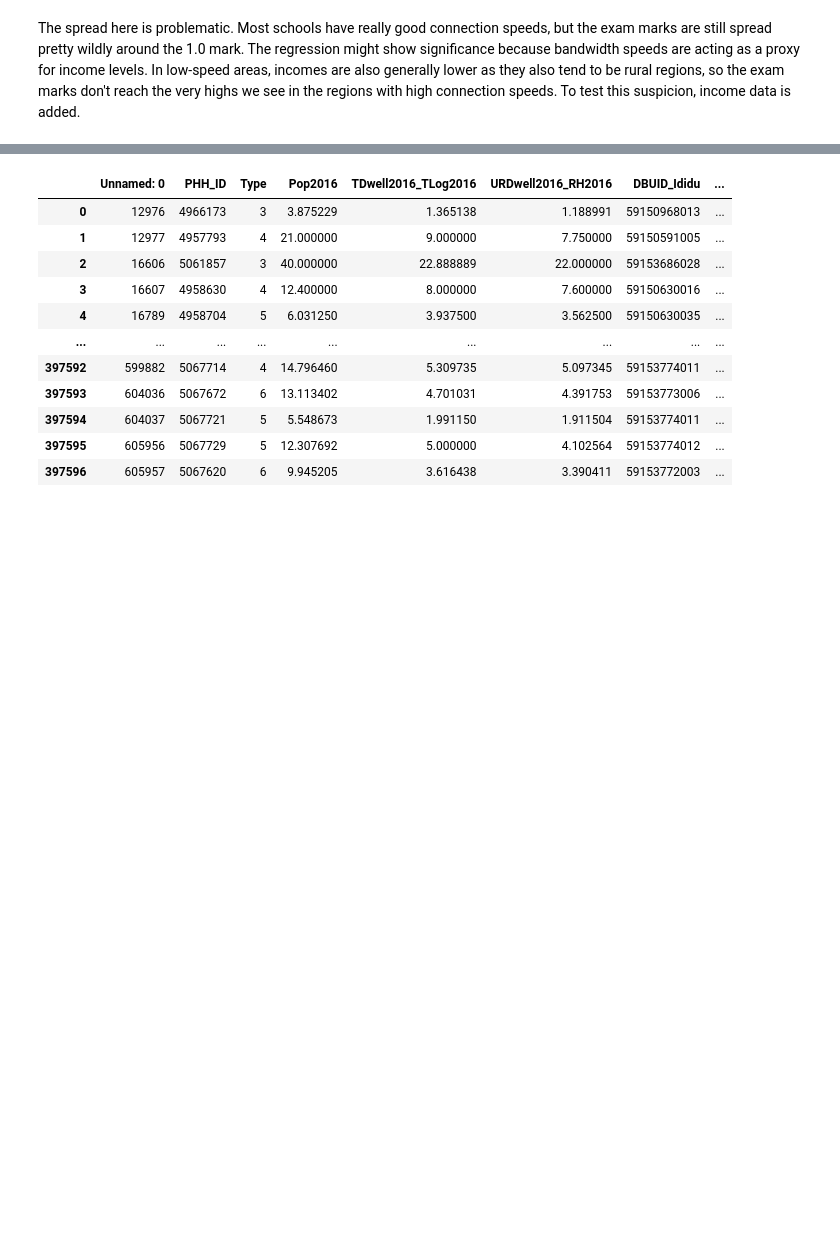
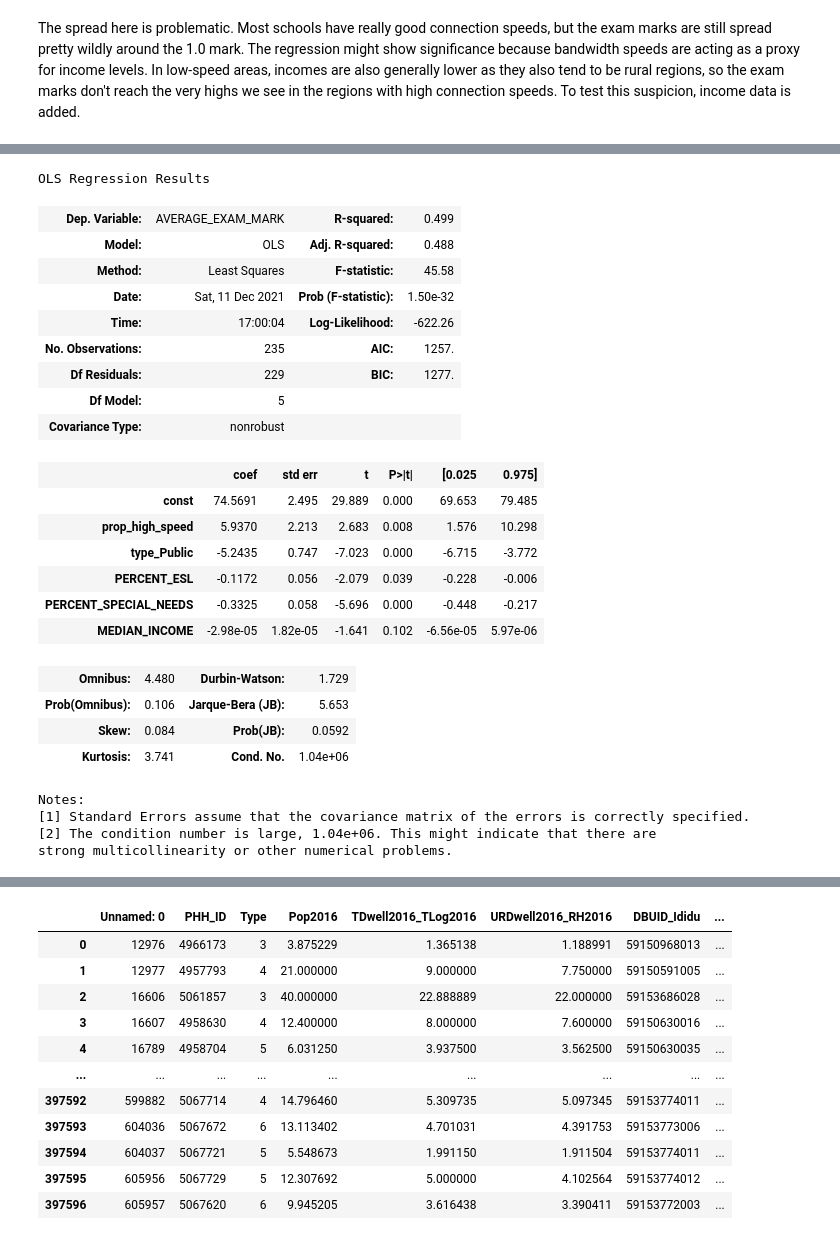
Before and after one commit to mukund0299/ECON_490_Paper, a Jupyter notebook: data/analysis.ipynb, the cells around one changed output, grey strips where cells are left out. Drawn from its saved outputs; the diff is of its cells as text; code cells hidden in the pictures; blank space fills up the shorter version.

```diff
--- a/data/analysis.ipynb
+++ b/data/analysis.ipynb
@@ -217,0 +241,32 @@ The spread here is problematic. Most schools have really good connection speeds,
+# %%
+X = merged_with_income[["prop_high_speed", "type_Public", "PERCENT_ESL", "PERCENT_SPECIAL_NEEDS", "MEDIAN_INCOME"]]
+Y = merged_with_income[["AVERAGE_EXAM_MARK"]]
+X = sm.add_constant(X)
+results = sm.OLS(Y, X).fit()
+results.summary()
+# %% [output]
+OLS Regression Results
+| Dep. Variable: | AVERAGE_EXAM_MARK | R-squared: | 0.499 |
+| Model: | OLS | Adj. R-squared: | 0.488 |
+| Method: | Least Squares | F-statistic: | 45.58 |
+| Date: | Sat, 11 Dec 2021 | Prob (F-statistic): | 1.50e-32 |
+| Time: | 17:00:04 | Log-Likelihood: | -622.26 |
+| No. Observations: | 235 | AIC: | 1257. |
+| Df Residuals: | 229 | BIC: | 1277. |
+| Df Model: | 5 |  |  |
+| Covariance Type: | nonrobust |  |  |
+|  | coef | std err | t | P>|t| | [0.025 | 0.975] |
+| const | 74.5691 | 2.495 | 29.889 | 0.000 | 69.653 | 79.485 |
+| prop_high_speed | 5.9370 | 2.213 | 2.683 | 0.008 | 1.576 | 10.298 |
+| type_Public | -5.2435 | 0.747 | -7.023 | 0.000 | -6.715 | -3.772 |
+| PERCENT_ESL | -0.1172 | 0.056 | -2.079 | 0.039 | -0.228 | -0.006 |
+| PERCENT_SPECIAL_NEEDS | -0.3325 | 0.058 | -5.696 | 0.000 | -0.448 | -0.217 |
+| MEDIAN_INCOME | -2.98e-05 | 1.82e-05 | -1.641 | 0.102 | -6.56e-05 | 5.97e-06 |
+| Omnibus: | 4.480 | Durbin-Watson: | 1.729 |
+| Prob(Omnibus): | 0.106 | Jarque-Bera (JB): | 5.653 |
+| Skew: | 0.084 | Prob(JB): | 0.0592 |
+| Kurtosis: | 3.741 | Cond. No. | 1.04e+06 |
+Notes:
+[1] Standard Errors assume that the covariance matrix of the errors is correctly specified.
+[2] The condition number is large, 1.04e+06. This might indicate that there are
+strong multicollinearity or other numerical problems.
```
Also changed, not shown: parts of 5 cells of this notebook.
